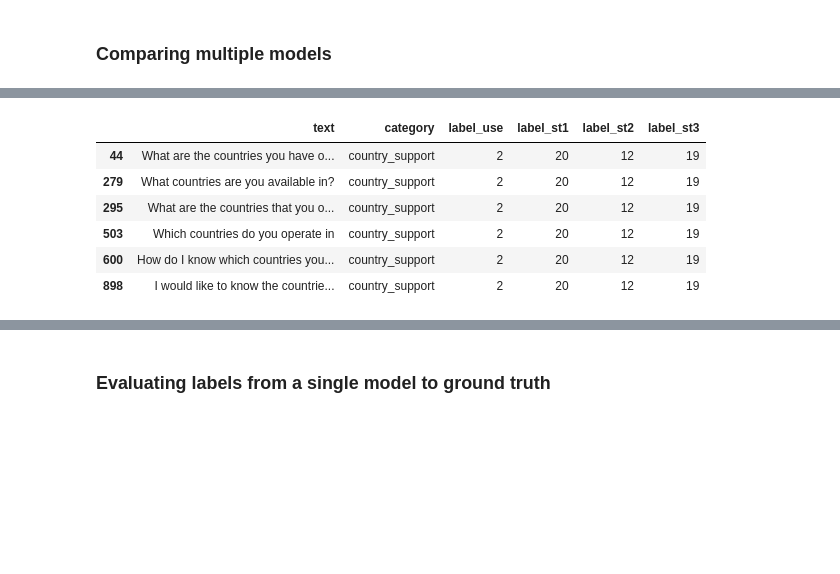
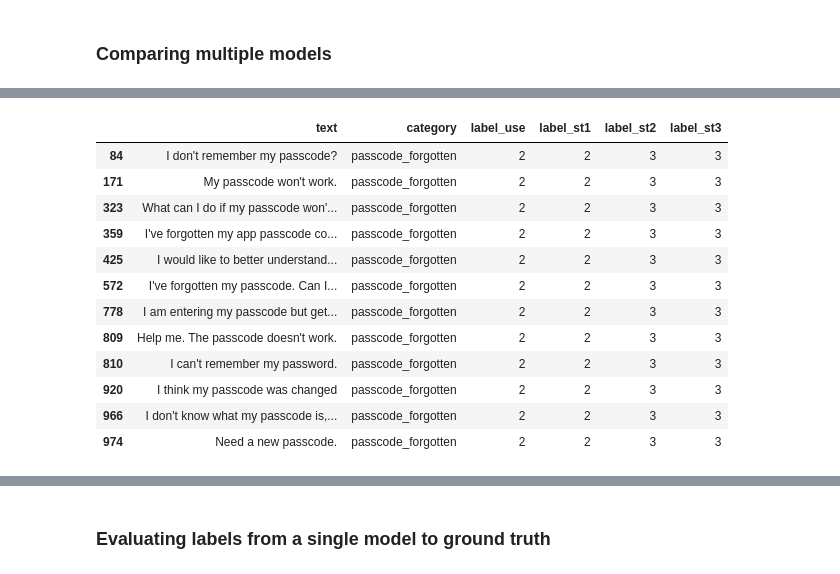
Before and after one commit to dborrelli/chat-intents, a Jupyter notebook: notebooks/chatintents_tutorial.ipynb, the cells around one changed output, grey strips where cells are left out. Saved outputs shown, nothing was run; the diff lists cells and outputs as text; code cells hidden in the pictures; blank space fills up the shorter version.

```diff
--- a/notebooks/chatintents_tutorial.ipynb
+++ b/notebooks/chatintents_tutorial.ipynb
@@ -288,13 +303,19 @@ labeled_docs_all_models.sample(5)
 # %%
-labeled_docs_all_models[labeled_docs_all_models['label_use']==2]
+labeled_docs_all_models[labeled_docs_all_models['label_st1']==2]
 # %% [output]
 |  | text | category | label_use | label_st1 | label_st2 | label_st3 |
-| 44 | What are the countries you have o... | country_support | 2 | 20 | 12 | 19 |
-| 279 | What countries are you available in? | country_support | 2 | 20 | 12 | 19 |
-| 295 | What are the countries that you o... | country_support | 2 | 20 | 12 | 19 |
-| 503 | Which countries do you operate in | country_support | 2 | 20 | 12 | 19 |
-| 600 | How do I know which countries you... | country_support | 2 | 20 | 12 | 19 |
-| 898 | I would like to know the countrie... | country_support | 2 | 20 | 12 | 19 |
+| 84 | I don't remember my passcode? | passcode_forgotten | 2 | 2 | 3 | 3 |
+| 171 | My passcode won't work. | passcode_forgotten | 2 | 2 | 3 | 3 |
+| 323 | What can I do if my passcode won'... | passcode_forgotten | 2 | 2 | 3 | 3 |
+| 359 | I've forgotten my app passcode co... | passcode_forgotten | 2 | 2 | 3 | 3 |
+| 425 | I would like to better understand... | passcode_forgotten | 2 | 2 | 3 | 3 |
+| 572 | I've forgotten my passcode. Can I... | passcode_forgotten | 2 | 2 | 3 | 3 |
+| 778 | I am entering my passcode but get... | passcode_forgotten | 2 | 2 | 3 | 3 |
+| 809 | Help me. The passcode doesn't work. | passcode_forgotten | 2 | 2 | 3 | 3 |
+| 810 | I can't remember my password. | passcode_forgotten | 2 | 2 | 3 | 3 |
+| 920 | I think my passcode was changed | passcode_forgotten | 2 | 2 | 3 | 3 |
+| 966 | I don't know what my passcode is,... | passcode_forgotten | 2 | 2 | 3 | 3 |
+| 974 | Need a new passcode. | passcode_forgotten | 2 | 2 | 3 | 3 |
 # %%
 labeled_docs_all_models[labeled_docs_all_models['category']=='card_about_to_expire']
 # %% [output]
```
Also changed, not shown: parts of 40 cells of this notebook.
